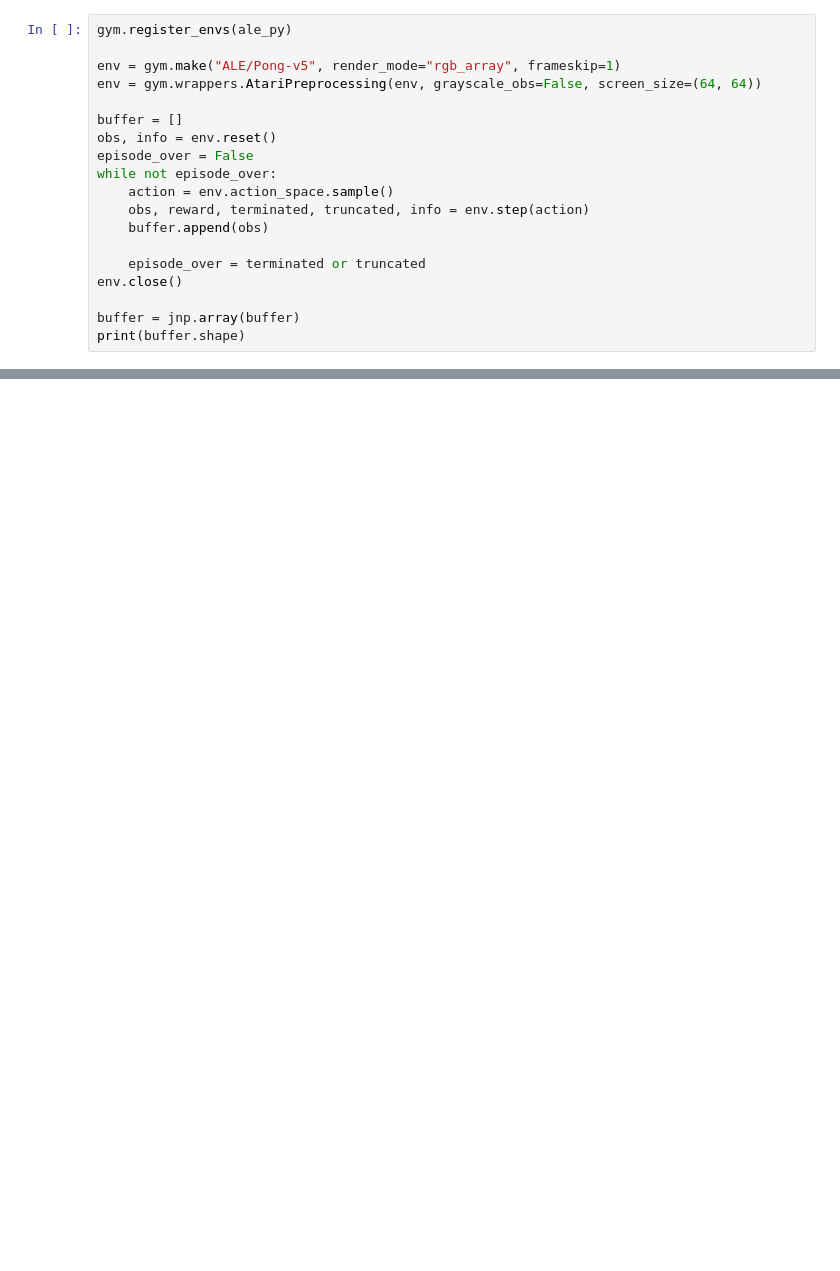
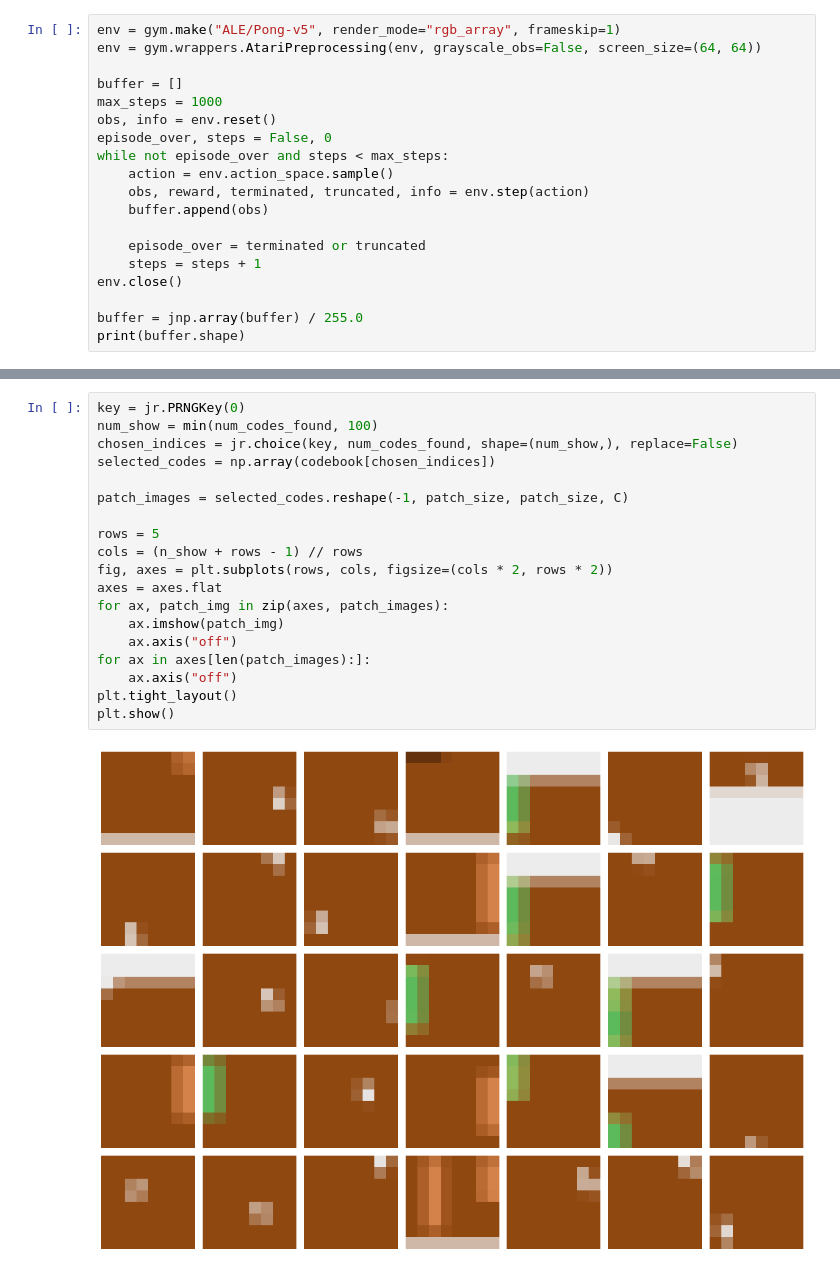
Before and after one commit to alec-tschantz/nn-tokens, a Jupyter notebook: main.ipynb, the cells around one changed output, grey strips where cells are left out. Drawn from its saved outputs; the diff is of its cells as text; blank space fills up the shorter version.

```diff
--- a/main.ipynb
+++ b/main.ipynb
@@ -10,20 +14,20 @@ from model import Tokenizer, forward_tokenizer, train_tokenizer
 # %%
-gym.register_envs(ale_py)
-
 env = gym.make("ALE/Pong-v5", render_mode="rgb_array", frameskip=1)
 env = gym.wrappers.AtariPreprocessing(env, grayscale_obs=False, screen_size=(64, 64))
 
 buffer = []
+max_steps = 1000
 obs, info = env.reset()
-episode_over = False
-while not episode_over:
+episode_over, steps = False, 0
+while not episode_over and steps < max_steps:
     action = env.action_space.sample()
     obs, reward, terminated, truncated, info = env.step(action)
     buffer.append(obs)
 
     episode_over = terminated or truncated
+    steps = steps + 1
 env.close()
 
-buffer = jnp.array(buffer)
+buffer = jnp.array(buffer) / 255.0
 print(buffer.shape)
 # %% [output]
@@ -92,0 +75,21 @@ Nearest IDs for first 10 patches: [1 1 1 1 1 1 1 1 1 1]
+# %%
+key = jr.PRNGKey(0)
+num_show = min(num_codes_found, 100)
+chosen_indices = jr.choice(key, num_codes_found, shape=(num_show,), replace=False)
+selected_codes = np.array(codebook[chosen_indices])
+
+patch_images = selected_codes.reshape(-1, patch_size, patch_size, C)
+
+rows = 5
+cols = (n_show + rows - 1) // rows
+fig, axes = plt.subplots(rows, cols, figsize=(cols * 2, rows * 2))
+axes = axes.flat
+for ax, patch_img in zip(axes, patch_images):
+    ax.imshow(patch_img)
+    ax.axis("off")
+for ax in axes[len(patch_images):]:
+    ax.axis("off")
+plt.tight_layout()
+plt.show()
+# %% [output]
+[figure, added]
```
Also changed, not shown: parts of 6 cells of this notebook, 1 other file.
